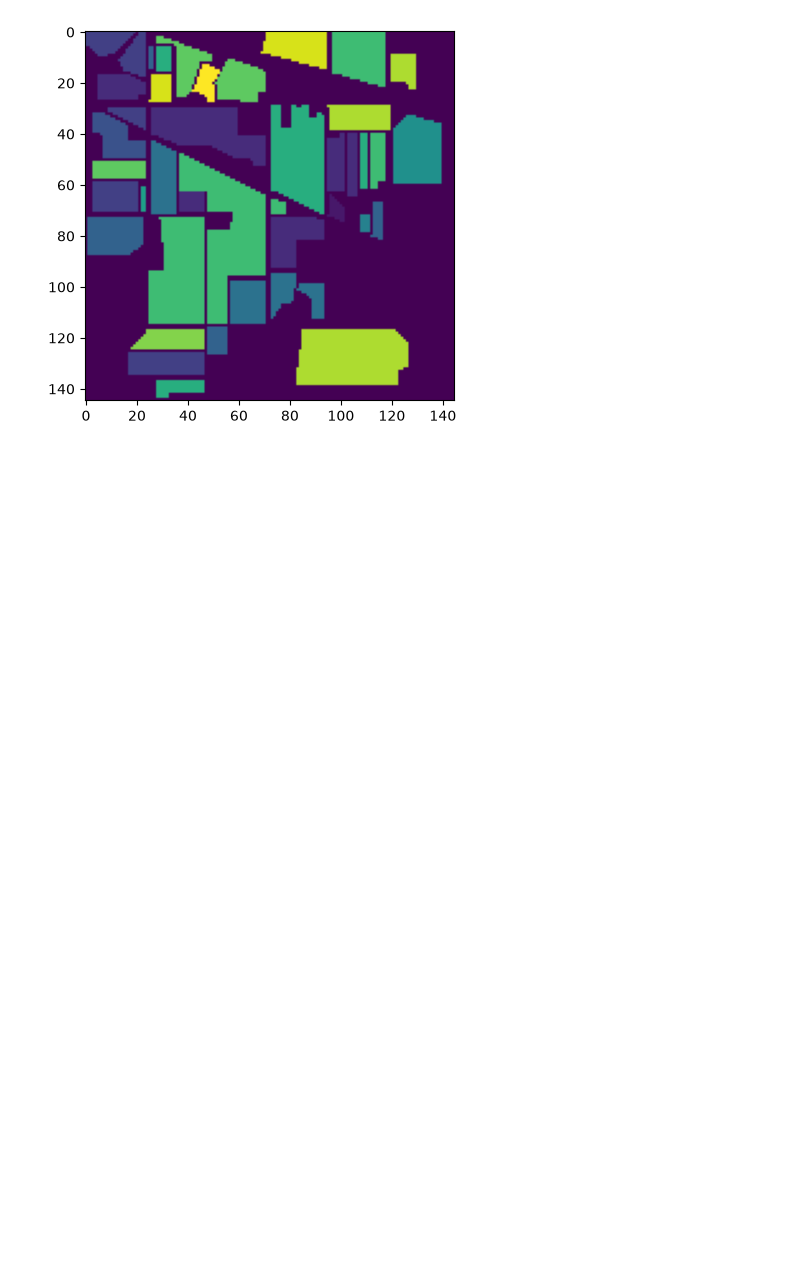
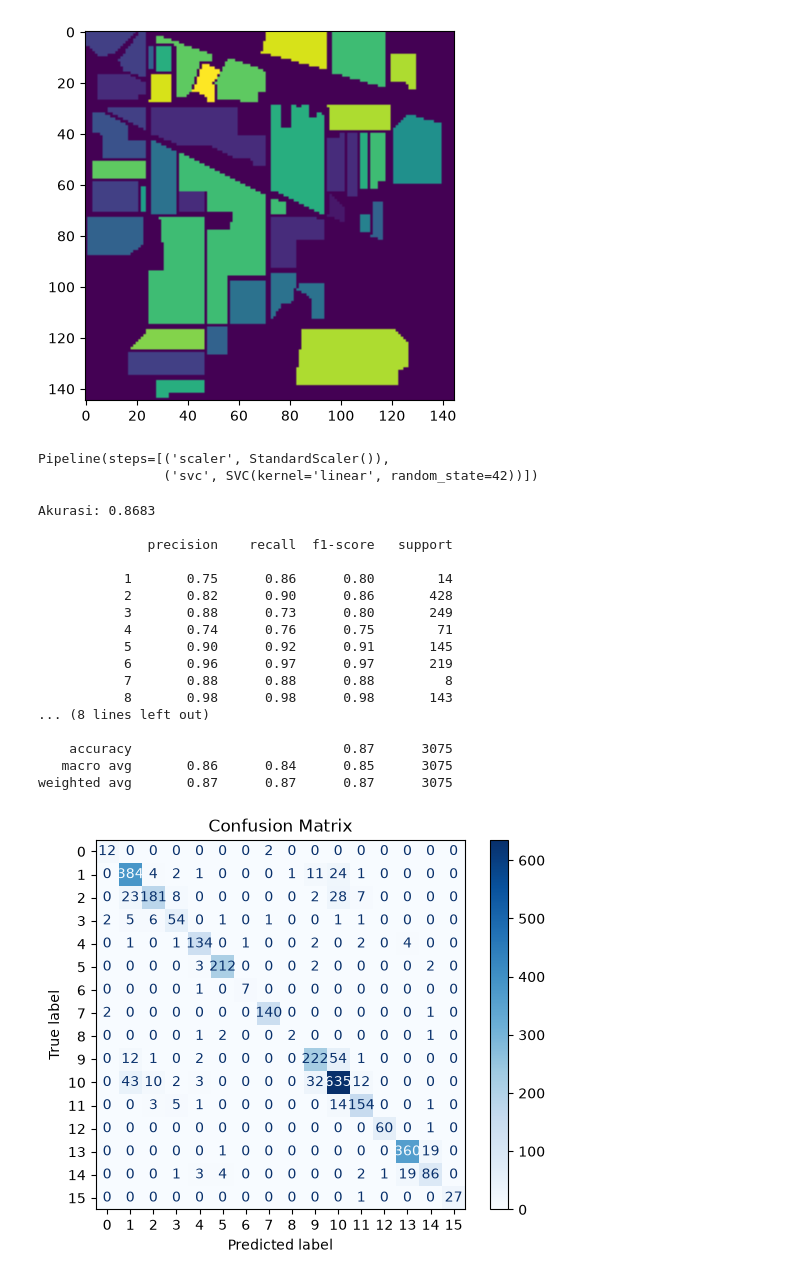
Before and after one commit to ammarmuflih/HSICV, a Jupyter notebook: Indian Pines Project/notebooks/hsi_explore.ipynb, the cells around one changed output. Saved outputs shown, nothing was run; the diff lists cells and outputs as text; code cells hidden in the pictures; blank space fills up the shorter version.

```diff
--- a/Indian Pines Project/notebooks/hsi_explore.ipynb
+++ b/Indian Pines Project/notebooks/hsi_explore.ipynb
@@ -41,0 +62,45 @@ dict_keys(['__header__', '__version__', '__globals__', 'indian_pines_gt'])
+# %%
+X_train, X_test, y_train, y_test = train_test_split(
+    X, y, test_size=0.3, stratify=y, random_state=42
+)
+# %%
+model = Pipeline([
+    ("scaler", StandardScaler()),
+    ("svc", SVC(kernel="linear", C=1.0, gamma="scale", random_state=42)),
+])
+# %%
+model.fit(X_train, y_train)
+# %% [output]
+Pipeline(steps=[('scaler', StandardScaler()),
+                ('svc', SVC(kernel='linear', random_state=42))])
+# %%
+# 3. Prediksi
+y_pred = model.predict(X_test)
+# %%
+# 4. Evaluasi
+print(f"Akurasi: {accuracy_score(y_test, y_pred):.4f}\n")
+print(classification_report(y_test, y_pred))
+
+cm = confusion_matrix(y_test, y_pred)
+ConfusionMatrixDisplay(cm).plot(cmap="Blues")
+plt.title("Confusion Matrix")
+plt.show()
+# %% [output]
+Akurasi: 0.8683
+
+              precision    recall  f1-score   support
+
+           1       0.75      0.86      0.80        14
+           2       0.82      0.90      0.86       428
+           3       0.88      0.73      0.80       249
+           4       0.74      0.76      0.75        71
+           5       0.90      0.92      0.91       145
+           6       0.96      0.97      0.97       219
+           7       0.88      0.88      0.88         8
+           8       0.98      0.98      0.98       143
+... (8 lines left out)
+
+    accuracy                           0.87      3075
+   macro avg       0.86      0.84      0.85      3075
+weighted avg       0.87      0.87      0.87      3075
+[figure, added]
```
Also changed, not shown: parts of 4 cells of this notebook, 1 other file.
